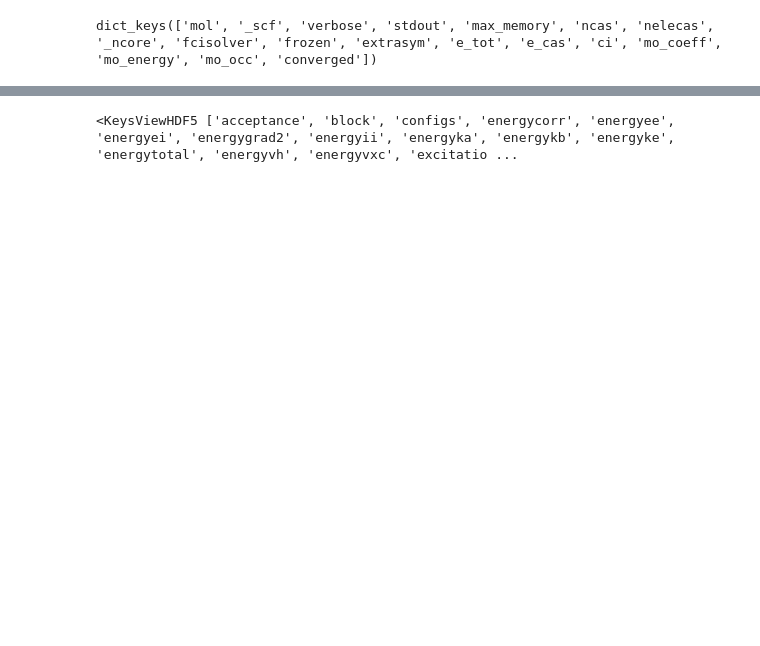
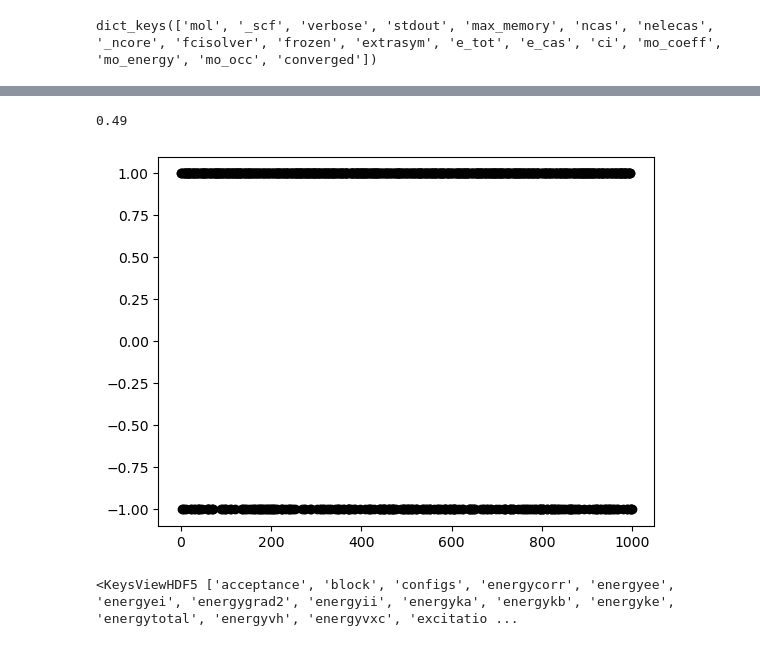
Before and after one commit to kayahans/pyqmc, a Jupyter notebook: pyqmc/test-overlap-casci.ipynb, the cells around one changed output, grey strips where cells are left out. Drawn from its saved outputs; the diff is of its cells as text; code cells hidden in the pictures; blank space fills up the shorter version.

```diff
--- a/pyqmc/test-overlap-casci.ipynb
+++ b/pyqmc/test-overlap-casci.ipynb
@@ -334,0 +182,9 @@ plt.plot(gradbl[idx]-gradbr[idx]/np.exp(phib))
+# %%
+i = 7
+j = 9
+y = ovlp_ij[:, i, j]/psi_ij[:,i,j]
+plt.plot(y, 'ok')
+np.mean(y)
+# %% [output]
+0.49
+[figure, added]
```
Also changed, not shown: parts of 71 cells of this notebook, 2 other files.
